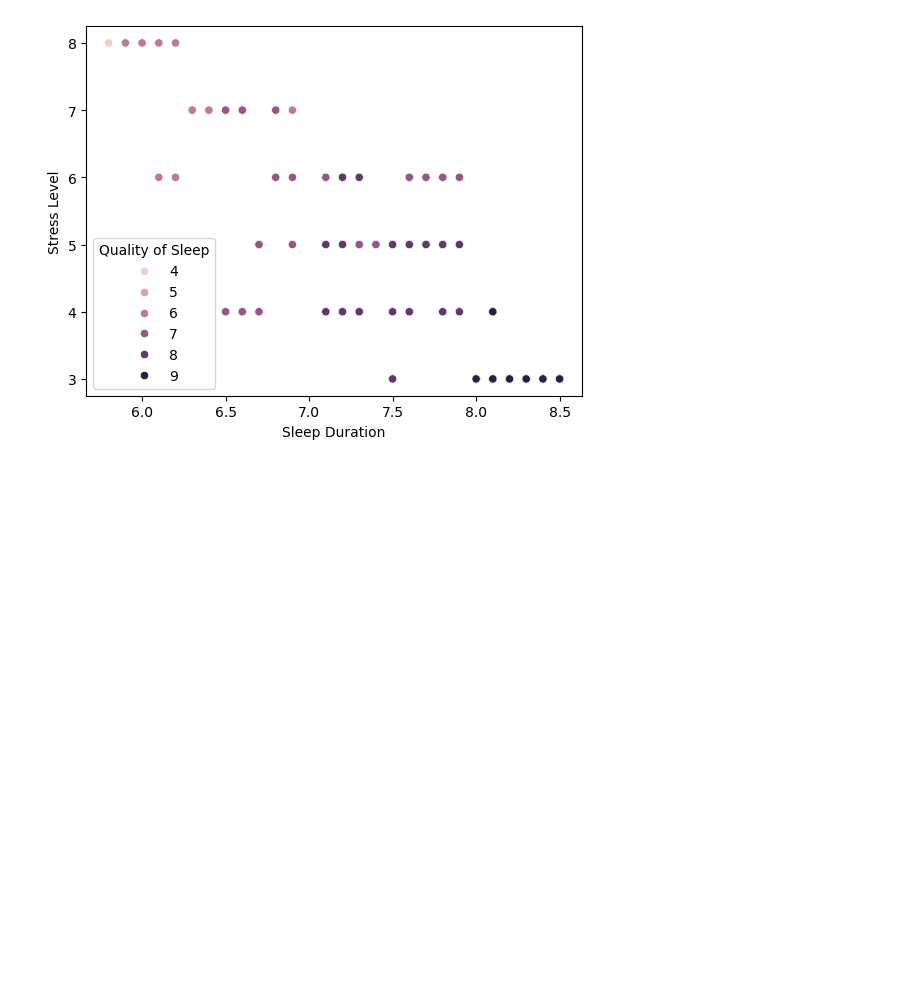
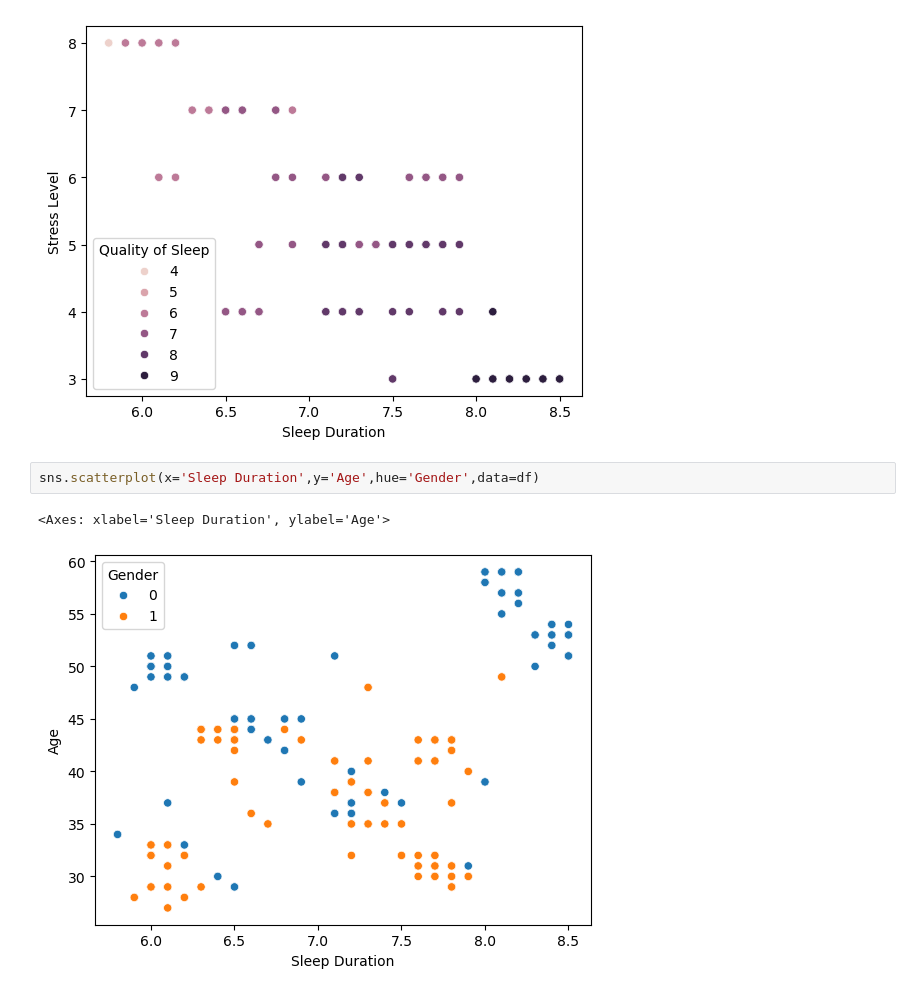
Before and after one commit to Juamops/Reto_F1009, a Jupyter notebook: analysis/analisis1.ipynb, the cells around one changed output. Saved outputs shown, nothing was run; the diff lists cells and outputs as text; blank space fills up the shorter version.

```diff
--- a/analysis/analisis1.ipynb
+++ b/analysis/analisis1.ipynb
@@ -140,3 +116,8 @@ sns.scatterplot(x='Sleep Duration',y='Stress Level',hue='Quality of Sleep',data=
 # %% [output]
 <Axes: xlabel='Sleep Duration', ylabel='Stress Level'>
 [figure]
+# %%
+sns.scatterplot(x='Sleep Duration',y='Age',hue='Gender',data=df)
+# %% [output]
+<Axes: xlabel='Sleep Duration', ylabel='Age'>
+[figure, added]
```
Also changed, not shown: parts of 5 cells of this notebook, 1 other file.
